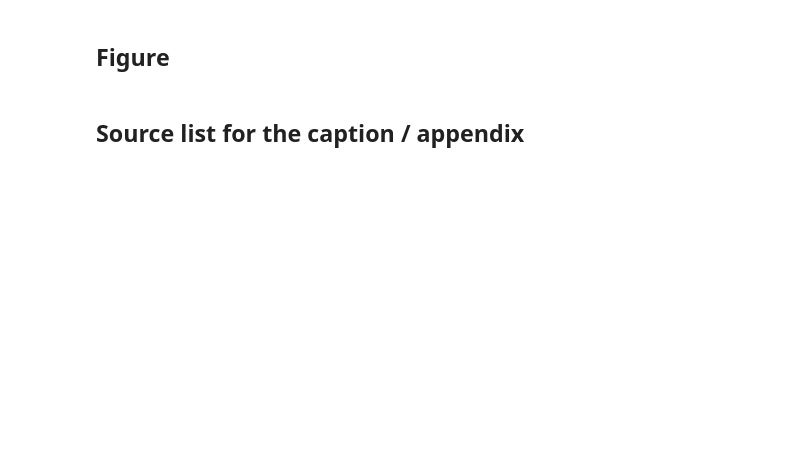
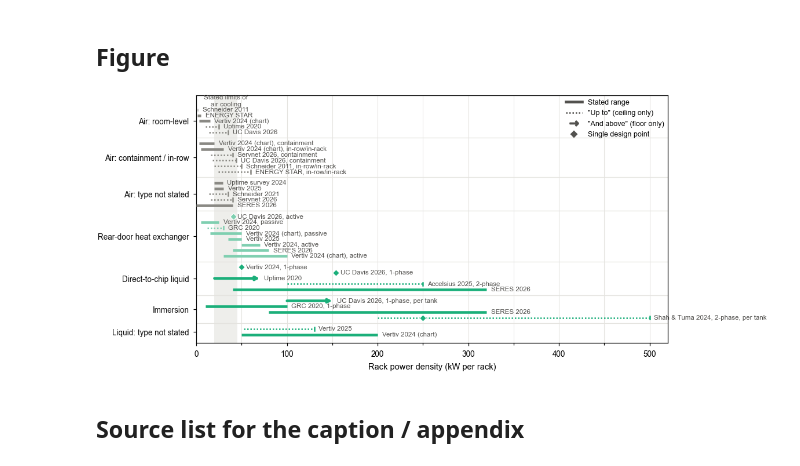
Before and after one commit to vaaniarora/Water_Sustainability, a Jupyter notebook: Cooling_Wall/scripts/fig3_cooling_regimes.ipynb, the cells around one changed output. Drawn from its saved outputs; the diff is of its cells as text; code cells hidden in the pictures; blank space fills up the shorter version.

```diff
--- a/Cooling_Wall/scripts/fig3_cooling_regimes.ipynb
+++ b/Cooling_Wall/scripts/fig3_cooling_regimes.ipynb
@@ -80,7 +98,7 @@ reg[['row', 'label', 'kW_low', 'kW_high', 'kW_typical', 'source_type']]
 # %% [markdown]
 ## Figure
 # %%
-X_MIN, X_MAX = 1, 600
+X_MIN, X_MAX = 0, 520   # linear axis; the highest stated value is 500 kW (Shah & Tuma, per tank)
 AIR_LIMIT = (20, 45)  # where sources place the practical limit of air cooling (Uptime 2020/2024, Vertiv 2025, Schneider 2021, Servnet, UC Davis)
 LINE_STEP, ROW_GAP = 1.0, 1.0
 
@@ -97,8 +115,8 @@ reg['y'] = ys
 
 fig, ax = plt.subplots(figsize=(ps.TEXT_W, 3.7))
 ax.axvspan(*AIR_LIMIT, color=ps.GRID, alpha=0.6, lw=0, zorder=0)
-ax.text(np.sqrt(AIR_LIMIT[0] * AIR_LIMIT[1]), -1.3, 'Stated limits of\nair cooling', ha='center', va='bottom',
-        fontsize=6, color=ps.TEXT_2)
+ax.text(sum(AIR_LIMIT) / 2, -1.6, 'Stated limits of\nair cooling', ha='center', va='center',
+        fontsize=5.5, color=ps.TEXT_2)
 
 for _, r in reg.iterrows():
     lo, hi, typ, c, yy = r['kW_low'], r['kW_high'], r['kW_typical'], r['color'], r['y']
@@ -106,43 +124,45 @@ for _, r in reg.iterrows():
         ax.plot([max(lo, X_MIN), hi], [yy, yy], color=c, lw=2.2, solid_capstyle='butt', zorder=3)
         end = hi
     elif pd.notna(hi):   # 'up to X': a ceiling, so only a short lead-in to the cap
         ax.plot([hi / 2.5, hi], [yy, yy], color=c, lw=1.2, ls=(0, (1, 1.2)), zorder=3)
         ax.plot([hi, hi], [yy - 0.3, yy + 0.3], color=c, lw=1.2, zorder=3)
         end = hi
     elif pd.notna(lo):   # 'X and above'
-        ax.annotate('', xy=(lo * 2.2, yy), xytext=(lo, yy), zorder=3,
+        ax.annotate('', xy=(lo + 50, yy), xytext=(lo, yy), zorder=3,
                     arrowprops=dict(arrowstyle='-|>', color=c, lw=2.2, mutation_scale=6, shrinkA=0, shrinkB=0))
-        end = lo * 2.2
+        end = lo + 50
     else:
         end = None
     if pd.notna(typ):
         ax.scatter(typ, yy, marker='D', s=16, color=c, edgecolor='white', linewidth=0.6, zorder=4)
         end = max(end or 0, typ)
-    ax.text(end * 1.08, yy, r['label'], va='center', ha='left', fontsize=5.5, color=ps.TEXT_2)
+    ax.text(end + 5, yy, r['label'], va='center', ha='left', fontsize=5.5, color=ps.TEXT_2)
 
-ax.set_xscale('log')
-ax.xaxis.set_major_locator(FixedLocator([1, 2, 5, 10, 20, 50, 100, 200, 500]))
-ax.xaxis.set_minor_locator(NullLocator())
+ax.xaxis.set_major_locator(MultipleLocator(100))
+ax.xaxis.set_minor_locator(MultipleLocator(50))
 ax.xaxis.set_major_formatter(FuncFormatter(lambda v, _: f'{v:,.0f}'))
 ax.set_xlim(X_MIN, X_MAX)
-ax.set_xlabel('Rack power density (kW per rack, log scale)')
-ax.set_ylim(y - ROW_GAP + 0.5, -1.5)
+ax.set_xlabel('Rack power density (kW per rack)')
+ax.set_ylim(y - ROW_GAP + 0.5, -2.6)
 ax.set_yticks([(a + b) / 2 for a, b in row_spans.values()])
 ax.set_yticklabels(list(row_spans), fontsize=6.5, color=ps.TEXT)
 ax.grid(axis='y', visible=False)
-ax.grid(axis='x', color=ps.GRID, lw=0.5)
+ax.grid(axis='x', which='both', color=ps.GRID, lw=0.5)
 for row, (a, b) in list(row_spans.items())[1:]:   # thin separators between technology rows
     ax.axhline(a - (LINE_STEP + ROW_GAP) / 2, color=ps.GRID, lw=0.6, zorder=1)
 
 handles = [Line2D([], [], color=ps.TEXT_2, lw=2.2, label='Stated range'),
            Line2D([], [], color=ps.TEXT_2, lw=1.2, ls=(0, (1, 1.2)), label='"Up to" (ceiling only)'),
            Line2D([], [], color=ps.TEXT_2, lw=0, marker=r'$\rightarrow$', ms=7, label='"And above" (floor only)'),
            Line2D([], [], color=ps.TEXT_2, lw=0, marker='D', ms=3.5, label='Single design point')]
 ax.legend(handles=handles, loc='upper right', frameon=False, fontsize=6, handlelength=2.2, borderaxespad=0.1)
 
 fig.savefig(OUT / 'fig3_cooling_regimes.pdf')
-fig.savefig(OUT / 'fig3_cooling_regimes.png', dpi=300)
+fig.savefig(OUT / 'fig3_cooling_regimes.png', dpi=600)
+fig.savefig(OUT / 'fig3_cooling_regimes.svg')
 plt.show()
+# %% [output]
+[figure, added]
 # %% [markdown]
 ## Source list for the caption / appendix
 # %%
```
Also changed, not shown: parts of 8 cells of this notebook, 38 other files.
